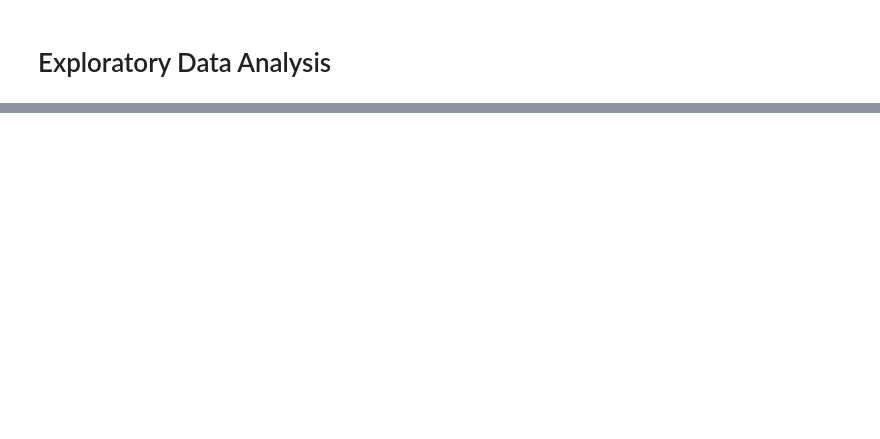
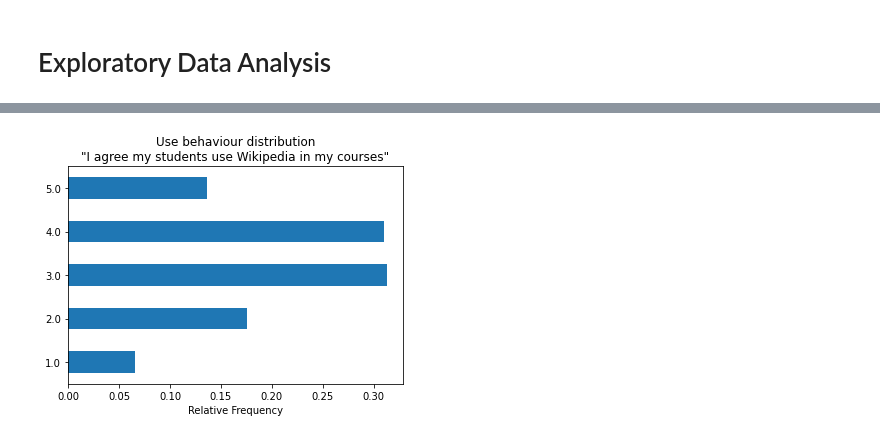
Before and after one commit to KWeatherwalks/EduWikiML, a Jupyter notebook: EDA.ipynb, the cells around one changed output, grey strips where cells are left out. Drawn from its saved outputs; the diff is of its cells as text; code cells hidden in the pictures; blank space fills up the shorter version.

```diff
--- a/EDA.ipynb
+++ b/EDA.ipynb
@@ -36,0 +71,4 @@ df_train.shape
+# %%
+plot_bar('USE5')
+# %% [output]
+[figure, added]
```
Also changed, not shown: parts of 20 cells of this notebook, 3 other files.
